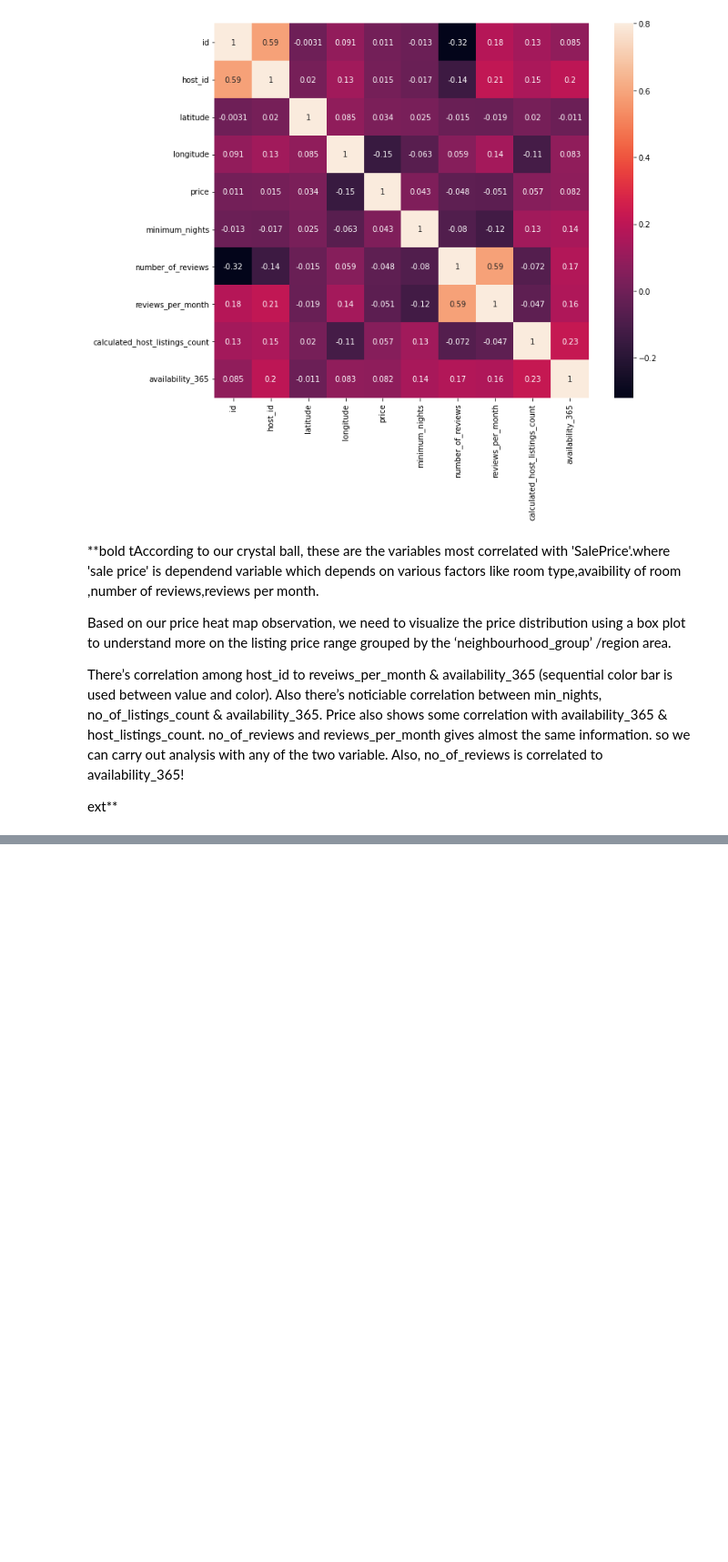
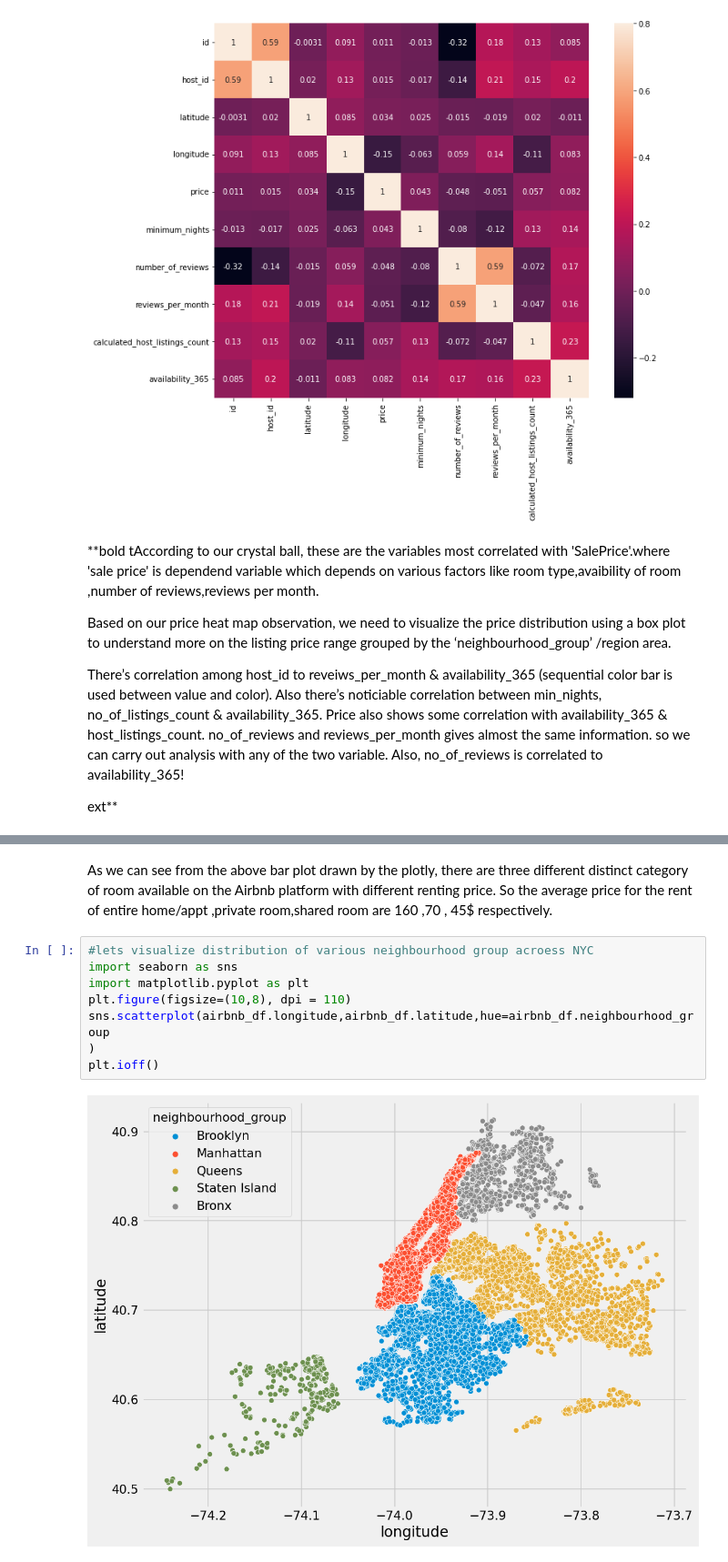
Before and after one commit to Dhanashree3329/Airbnb3329, a Jupyter notebook: Airbnb3329.ipynb, the cells around one changed output, grey strips where cells are left out. Shown at 91% size. Saved outputs shown, nothing was run; the diff lists cells and outputs as text; blank space fills up the shorter version.

```diff
--- a/Airbnb3329.ipynb
+++ b/Airbnb3329.ipynb
@@ -217,0 +254,12 @@ ext**
+# %% [markdown]
+As we can see from the above bar plot drawn by the plotly, there are three different distinct category of room available on the Airbnb platform with different renting price. So the average price for the rent of entire home/appt ,private room,shared room are 160 ,70  , 45$ respectively.
+# %%
+#lets visualize distribution of various neighbourhood group acroess NYC
+import seaborn as sns
+import matplotlib.pyplot as plt
+plt.figure(figsize=(10,8), dpi = 110)
+sns.scatterplot(airbnb_df.longitude,airbnb_df.latitude,hue=airbnb_df.neighbourhood_group
+)
+plt.ioff()
+# %% [output]
+[figure, added]
```
Also changed, not shown: parts of 6 cells of this notebook.
